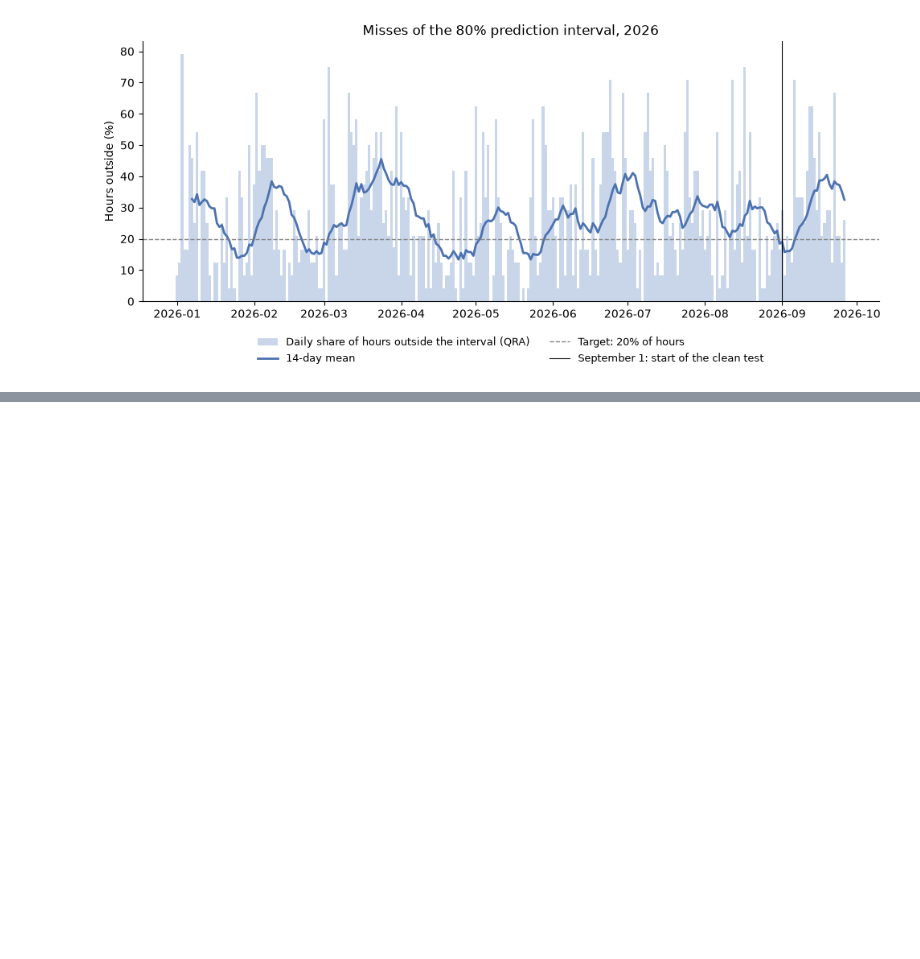
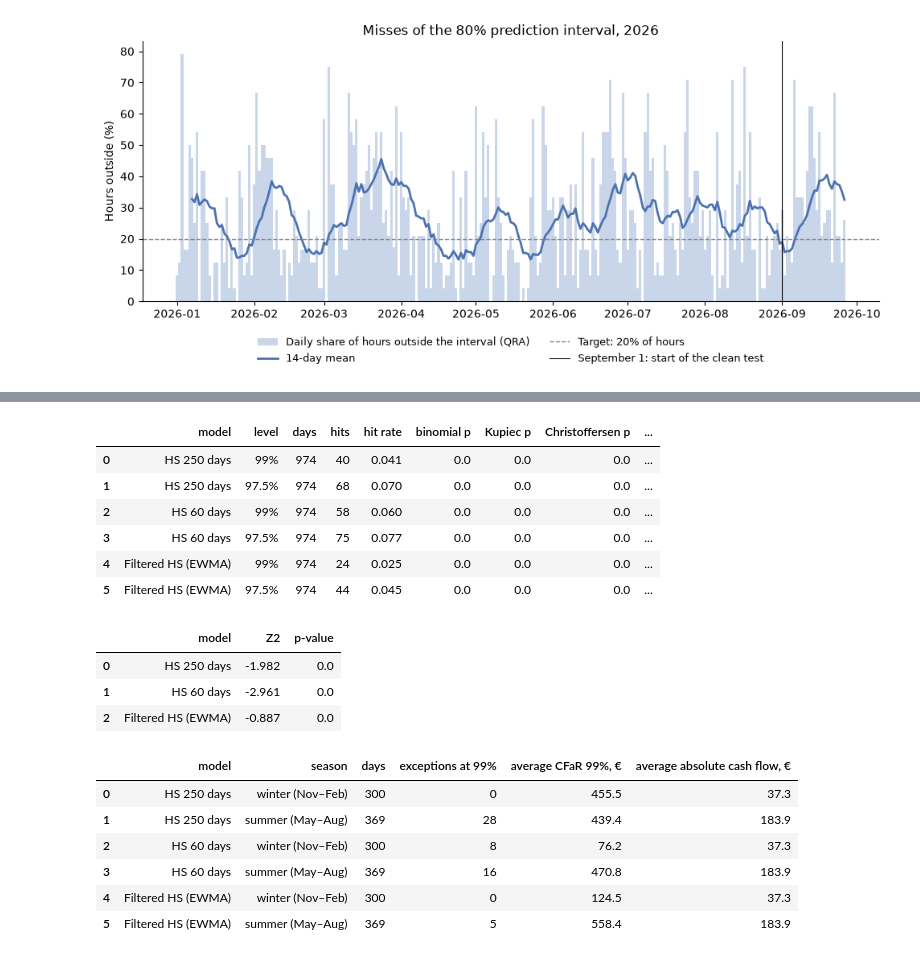
Before and after one commit to MangirdasMikalkenas/Weather_as_a_price_driver_-_Lithuanian_day-ahead_power_prices-_2023-2026, a Jupyter notebook: notebooks/04_risk_backtesting.ipynb, the cells around one changed output, grey strips where cells are left out. Saved outputs shown, nothing was run; the diff lists cells and outputs as text; code cells hidden in the pictures; blank space fills up the shorter version.

```diff
--- a/notebooks/04_risk_backtesting.ipynb
+++ b/notebooks/04_risk_backtesting.ipynb
@@ -320,2 +314,61 @@ pd.DataFrame(seasonal).round(1)
+# %%
+def acerbi_szekely_z2(flows, cfar, es, sample_list, alpha=1 - ES_LEVEL, n_sim=ES_SIMULATIONS, seed=SEED):
+    # Acerbi–Szekely (2014) Z2 test of Expected Shortfall: Z2 = mean(X_t I_t / (alpha ES_t)) + 1, with X_t the cash flow
+    # and I_t = 1 when the loss exceeds CFaR. Z2 is about 0 when ES is right and negative when it understates the losses;
+    # it reacts both to how often and to how far the losses go beyond CFaR. The p-value simulates each day's cash flow
+    # from the model's own forecast distribution.
+    flows, cfar, es = (np.asarray(v, dtype=float) for v in (flows, cfar, es))
+    scale = np.divide(1.0, alpha * es, out=np.zeros_like(es), where=es > 0)       # a day without exposure adds 0
+    z2 = np.mean(flows * (flows < -cfar) * scale) + 1
+    rng = np.random.default_rng(seed)
+    sims = np.column_stack([rng.choice(s, size=n_sim) for s in sample_list])     # n_sim simulations x days
+    z2_sim = np.mean(sims * (sims < -cfar) * scale, axis=1) + 1
+    return z2, np.mean(z2_sim <= z2)
+
+
+results, es_tests = [], []
+for model, label in MODELS.items():
+    for level in CFAR_LEVELS:
+        hits = (risk["cash flow"] < -risk[f"{model} CFaR {level_name(level)}"]).astype(int)
+        res = backtest(hits.to_numpy(), 1 - level)
+        res["zones by year"] = ", ".join(f"{year}: {traffic_light(h.sum(), len(h), 1 - level)}"
+                                         for year, h in hits.groupby(hits.index.year))
+        results.append({"model": label, "level": level_name(level), **res})
+    z2, p_value = acerbi_szekely_z2(risk["cash flow"], risk[f"{model} CFaR {level_name(ES_LEVEL)}"],
+                                    risk[f"{model} ES {level_name(ES_LEVEL)}"], samples[model])
+    es_tests.append({"model": label, "Z2": z2, "p-value": p_value})
+cfar_results, es_tests = pd.DataFrame(results), pd.DataFrame(es_tests)
+display(cfar_results.drop(columns="expected").round(3))
+display(es_tests.round(3))
+
+seasonal = []
+for model, label in MODELS.items():
+    for season, months in [("winter (Nov–Feb)", WINTER), ("summer (May–Aug)", SUMMER)]:
+        part = risk[risk.index.month.isin(months)]
+        limit = part[f"{model} CFaR 99%"]
+        seasonal.append({"model": label, "season": season, "days": len(part),
+                         "exceptions at 99%": int((part["cash flow"] < -limit).sum()),
+                         "average CFaR 99%, €": limit.mean(),
+                         "average absolute cash flow, €": part["cash flow"].abs().mean()})
+pd.DataFrame(seasonal).round(1)
+# %% [output]
+|  | model | level | days | hits | hit rate | binomial p | Kupiec p | Christoffersen p | ... |
+| 0 | HS 250 days | 99% | 974 | 40 | 0.041 | 0.0 | 0.0 | 0.0 | ... |
+| 1 | HS 250 days | 97.5% | 974 | 68 | 0.070 | 0.0 | 0.0 | 0.0 | ... |
+| 2 | HS 60 days | 99% | 974 | 58 | 0.060 | 0.0 | 0.0 | 0.0 | ... |
+| 3 | HS 60 days | 97.5% | 974 | 75 | 0.077 | 0.0 | 0.0 | 0.0 | ... |
+| 4 | Filtered HS (EWMA) | 99% | 974 | 24 | 0.025 | 0.0 | 0.0 | 0.0 | ... |
+| 5 | Filtered HS (EWMA) | 97.5% | 974 | 44 | 0.045 | 0.0 | 0.0 | 0.0 | ... |
+|  | model | Z2 | p-value |
+| 0 | HS 250 days | -1.982 | 0.0 |
+| 1 | HS 60 days | -2.961 | 0.0 |
+| 2 | Filtered HS (EWMA) | -0.887 | 0.0 |
+|  | model | season | days | exceptions at 99% | average CFaR 99%, € | average absolute cash flow, € |
+| 0 | HS 250 days | winter (Nov–Feb) | 300 | 0 | 455.5 | 37.3 |
+| 1 | HS 250 days | summer (May–Aug) | 369 | 28 | 439.4 | 183.9 |
+| 2 | HS 60 days | winter (Nov–Feb) | 300 | 8 | 76.2 | 37.3 |
+| 3 | HS 60 days | summer (May–Aug) | 369 | 16 | 470.8 | 183.9 |
+| 4 | Filtered HS (EWMA) | winter (Nov–Feb) | 300 | 0 | 124.5 | 37.3 |
+| 5 | Filtered HS (EWMA) | summer (May–Aug) | 369 | 5 | 558.4 | 183.9 |
 # %%
 fig, ax = plt.subplots(figsize=(11, 4.8))
```
Also changed, not shown: parts of 17 cells of this notebook, 9 other files.
